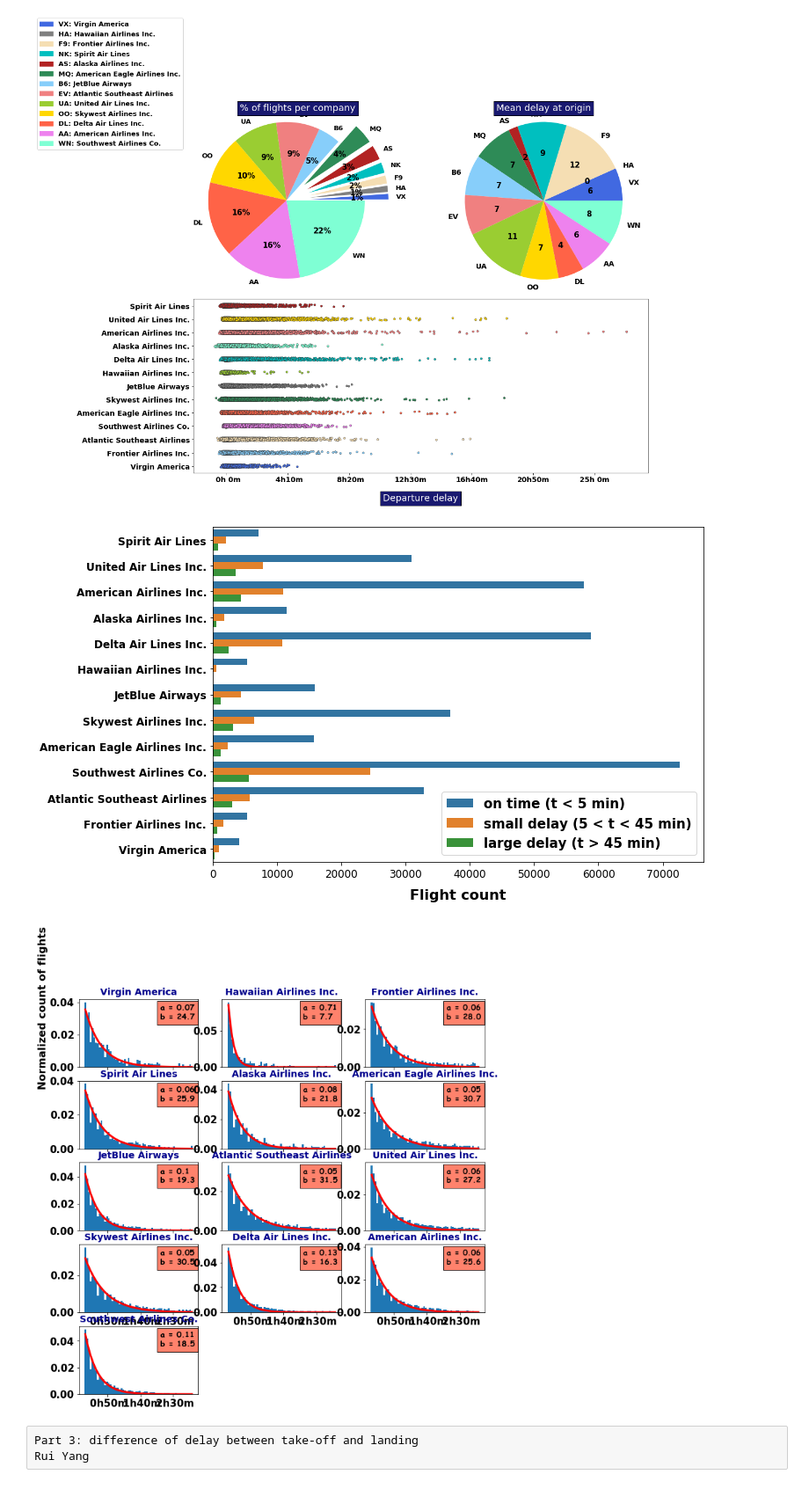
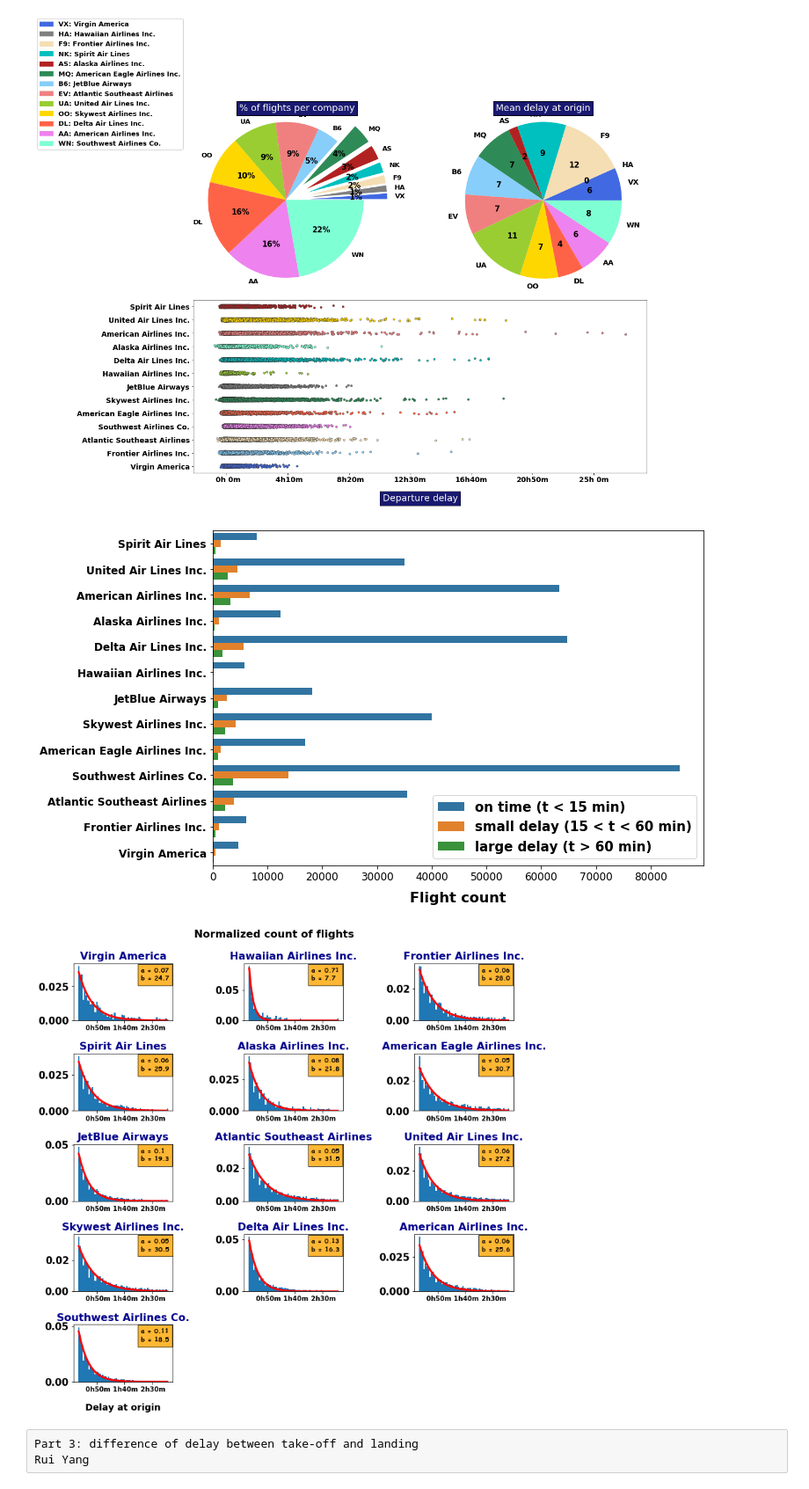
Before and after one commit to INFO6105-Data-Science/Predict-Flight-Delay, a Jupyter notebook: FlightDataAnalysis.ipynb, the cells around one changed output. Shown at 88% size. Drawn from its saved outputs; the diff is of its cells as text; code cells hidden in the pictures.

Commit message:
Update histograms

```diff
--- a/FlightDataAnalysis.ipynb
+++ b/FlightDataAnalysis.ipynb
@@ -254,7 +254,7 @@ plt.tight_layout(w_pad=3)
 [figure]
 # %%
 # Function that define how delays are grouped
-delay_type = lambda x:((0,1)[x > 5],2)[x > 45]
+delay_type = lambda x:((0,1)[x > 15],2)[x > 60]
 df['DELAY_LEVEL'] = df['DEPARTURE_DELAY'].apply(delay_type)
 
 fig = plt.figure(1, figsize=(10,7))
@@ -270,12 +270,12 @@ plt.xlabel('Flight count', fontsize=16, weight = 'bold', labelpad=10)
 
 # Set the legend
 L = plt.legend()
-L.get_texts()[0].set_text('on time (t < 5 min)')
-L.get_texts()[1].set_text('small delay (5 < t < 45 min)')
-L.get_texts()[2].set_text('large delay (t > 45 min)')
+L.get_texts()[0].set_text('on time (t < 15 min)')
+L.get_texts()[1].set_text('small delay (15 < t < 60 min)')
+L.get_texts()[2].set_text('large delay (t > 60 min)')
 plt.show()
 # %% [output]
-[figure, old version]
+[figure, new version]
 # %%
 # Model function used to fit the histograms
 def func(x, a, b):
@@ -287,46 +287,48 @@ i = 0
 for carrier_name in [abbr_companies[x] for x in global_stats.index]:
     i += 1
     ax = fig.add_subplot(5,3,i)
     #_________________________
     # Fit of the distribution
     n, bins, patches = plt.hist(x = df2[df2['AIRLINE']==carrier_name]['DEPARTURE_DELAY'],
                                 range = (15,180), density=True, bins= 60)
     bin_centers = bins[:-1] + 0.5 * (bins[1:] - bins[:-1])
     popt, pcov = curve_fit(func, bin_centers, n, p0 = [1, 2])
     #___________________________
     # bookeeping of the results
     points.append(popt)
     label_company.append(carrier_name)
     #______________________
     # draw the fit curve
     plt.plot(bin_centers, func(bin_centers, *popt), 'r-', linewidth=3)
     #_____________________________________
     # define tick labels for each subplot
-    if i < 10:
-        ax.set_xticklabels(['' for x in ax.get_xticks()])
-    else:
+    if i < 14:
+#         ax.set_xticklabels(['' for x in ax.get_xticks()])
+#     else:
         ax.set_xticklabels(['{:2.0f}h{:2.0f}m'.format(*[int(y) for y in divmod(x,60)])
-                            for x in ax.get_xticks()])
+                            for x in ax.get_xticks()], fontsize = 10)
     #______________
     # subplot title
-    plt.title(carrier_name, fontsize = 14, fontweight = 'bold', color = 'darkblue')
+    plt.title(carrier_name, fontsize = 16, fontweight = 'bold', color = 'darkblue')
     #____________
     # axes labels
-    if i == 4:
-        ax.text(-0.3,0.9,'Normalized count of flights', fontsize=16, rotation=90,
-            color='k', horizontalalignment='center', transform = ax.transAxes)
-    if i == 14:
-        ax.text( 0.5, -0.5 ,'Delay at origin', fontsize=16, rotation=0,
+    if i == 2:
+#         ax.text(-0.3,0.9,'Normalized count of flights', fontsize=10, rotation=90,
+#             color='k', horizontalalignment='center', transform = ax.transAxes)
+        ax.text(-0.5, 1.5, 'Normalized count of flights',fontsize=16, color='k',horizontalalignment='left',
+        verticalalignment='center',rotation=0, transform=ax.transAxes)
+    if i == 13:
+        ax.text( 0.5, -0.5 ,'Delay at origin', fontsize=14, rotation=0,
             color='k', horizontalalignment='center', transform = ax.transAxes)
 
 # Legend: values of the a and b coefficients
     ax.text(0.68, 0.7, 'a = {}\nb = {}'.format(round(popt[0],2), round(popt[1],1)),
-            style='italic', transform=ax.transAxes, fontsize = 12, family='fantasy',
-            bbox={'facecolor':'tomato', 'alpha':0.8, 'pad':5})
+            style='italic', transform=ax.transAxes, fontsize = 10, family='fantasy',
+            bbox={'facecolor':'orange', 'alpha':0.8, 'pad':5})
 
 plt.tight_layout()
 # %% [output]
-[figure, old version]
+[figure, new version]
 # %% [raw]
 Part 3: difference of delay between take-off and landing
 Rui Yang
```
